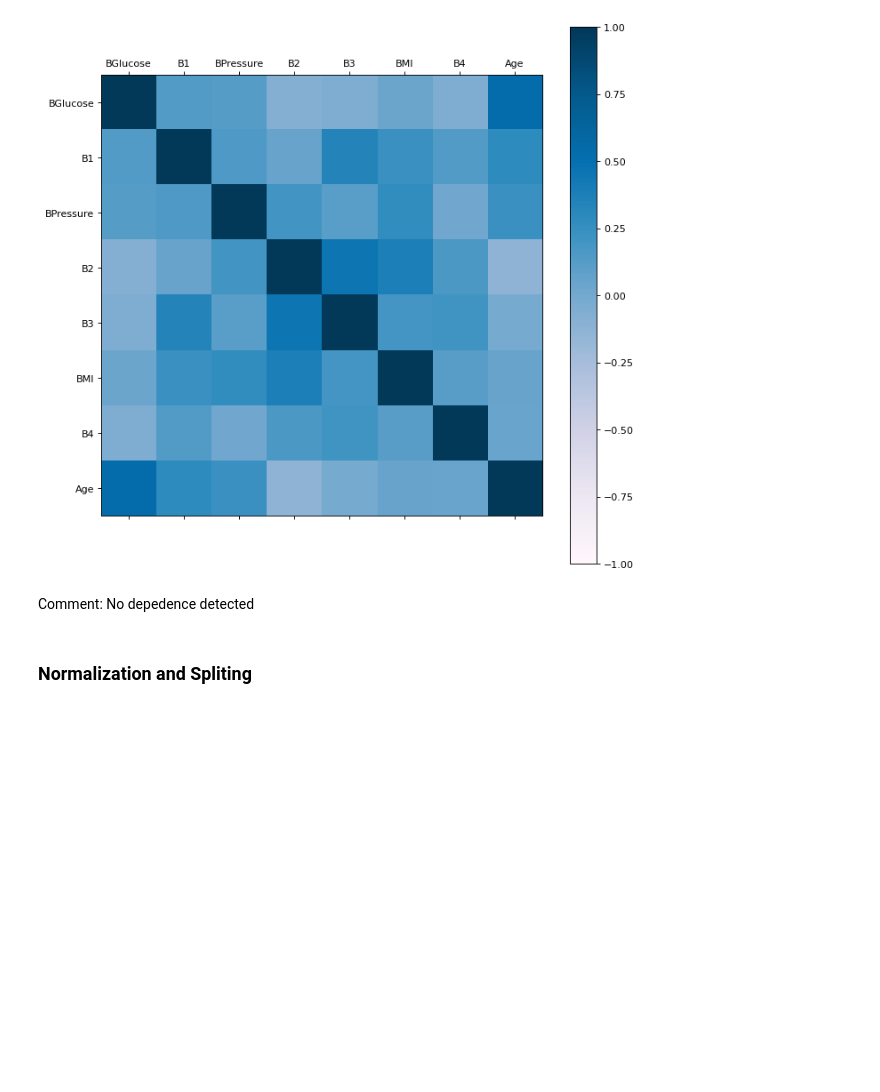
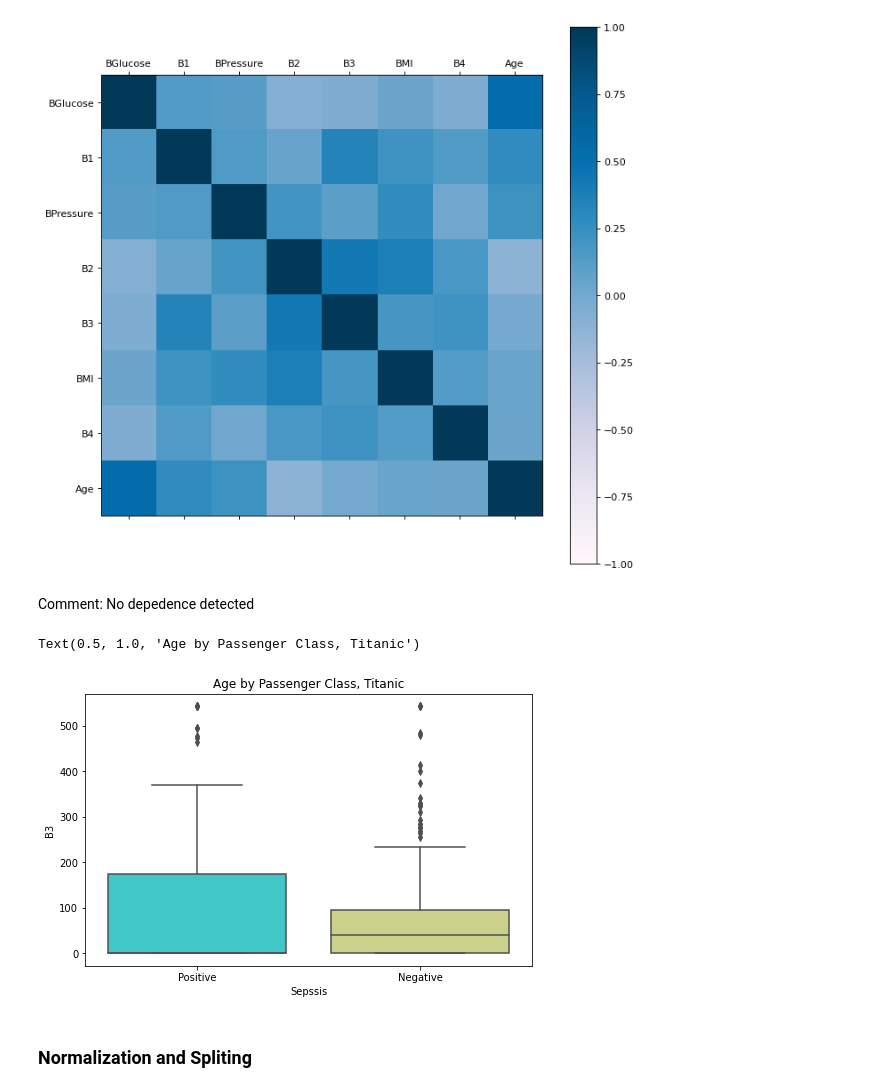
Before and after one commit to nilvng/COSC2573-ML, a Jupyter notebook: A1/main.ipynb, the cells around one changed output. Saved outputs shown, nothing was run; the diff lists cells and outputs as text; code cells hidden in the pictures; blank space fills up the shorter version.

```diff
--- a/A1/main.ipynb
+++ b/A1/main.ipynb
@@ -115,19 +115,19 @@ print(Y[:5])
 [1 0 1 0 1]
 # %%
 # drop target column
-df.drop(columns="Sepssis", inplace=True)
+X = df.drop(columns="Sepssis")
 # %%
 
 # Boxplot for a range of value
 import math
 fig, ax = plt.subplots(2,4,figsize=(10,10))
 
-n = len(df.columns)
-for i, col in enumerate(df.columns):
+n = len(X.columns)
+for i, col in enumerate(X.columns):
     if math.floor(i / 4) >= len(ax):
         continue
     ax_col = ax[math.floor(i / 4), i % 4]
-    ax_col.boxplot(df[col])
+    ax_col.boxplot(X[col])
     ax_col.set_title(col)
 # %% [output]
 [figure]
@@ -160,8 +160,8 @@ def detect_outliers_iqr(data):
         if (i<lwr_bound or i>upr_bound):
             outliers.append(i)
     return outliers# Driver code
-for col in df.columns:
-    sample_outliers = detect_outliers_zscore(df[col])
+for col in X.columns:
+    sample_outliers = detect_outliers_zscore(X[col])
     print(f"Outliers of {col}: {len(sample_outliers)}")
 # %% [output]
 Outliers of BGlucose: 4
@@ -174,9 +174,9 @@ Outliers of B4: 72
 Outliers of Age: 75
 # %%
 import numpy as np
-for col in df.columns:
-    percentiles = df[col].quantile([0.01, 0.99]).values
-    df[col] = np.clip(df[col], percentiles[0], percentiles[1])
+for col in X.columns:
+    percentiles = X[col].quantile([0.01, 0.99]).values
+    df[col] = np.clip(X[col], percentiles[0], percentiles[1])
 # %%
 # Boxplot after removing outliers
 import math
@@ -220,6 +220,13 @@ plt.show()
 [figure]
 # %% [markdown]
 Comment: No depedence detected
+# %%
+plt.figure(figsize=(8,5))
+sns.boxplot(x='Sepssis',y='B3',data=df, palette='rainbow')
+plt.title("Age by Passenger Class, Titanic")
+# %% [output]
+Text(0.5, 1.0, 'Age by Passenger Class, Titanic')
+[figure, added]
 # %% [markdown]
 ### Normalization and Spliting
 # %%
```
Also changed, not shown: parts of 19 cells of this notebook, 2 other files.
